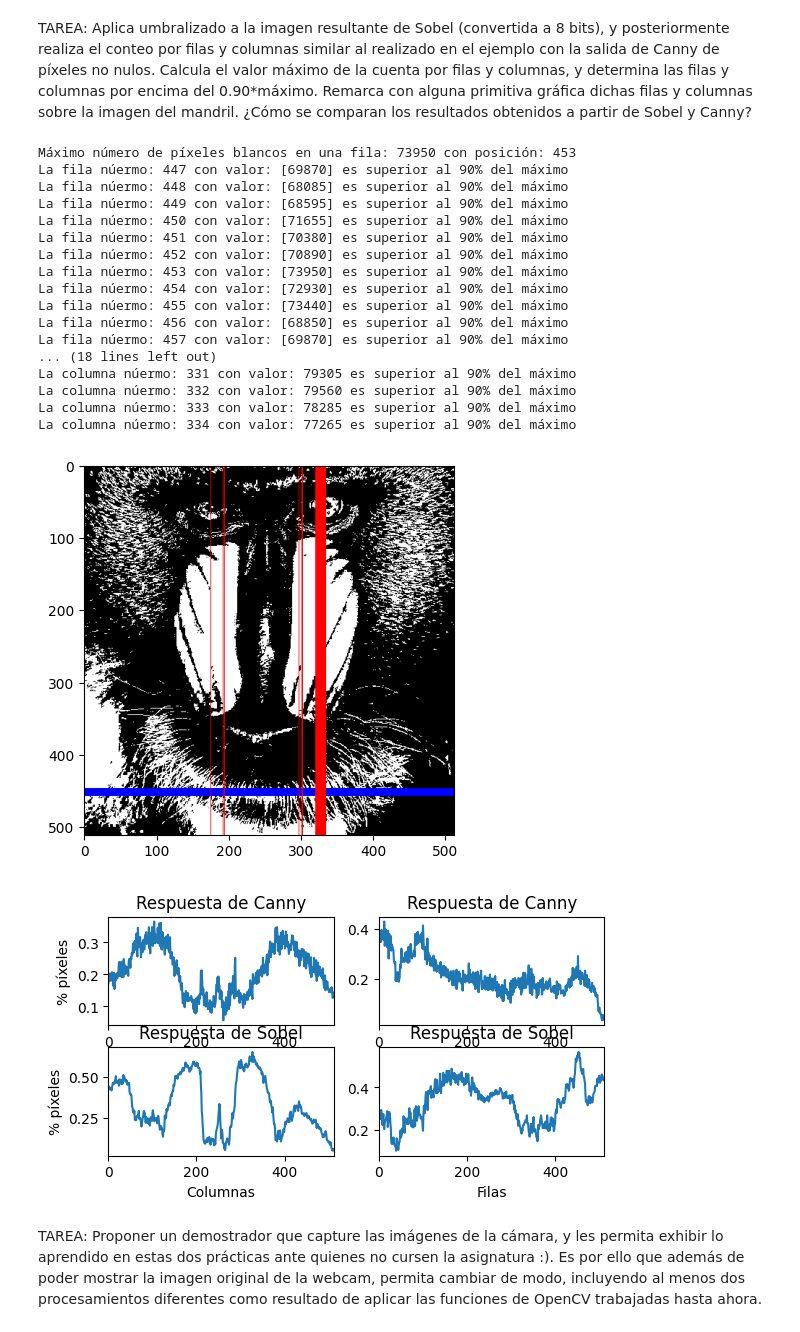
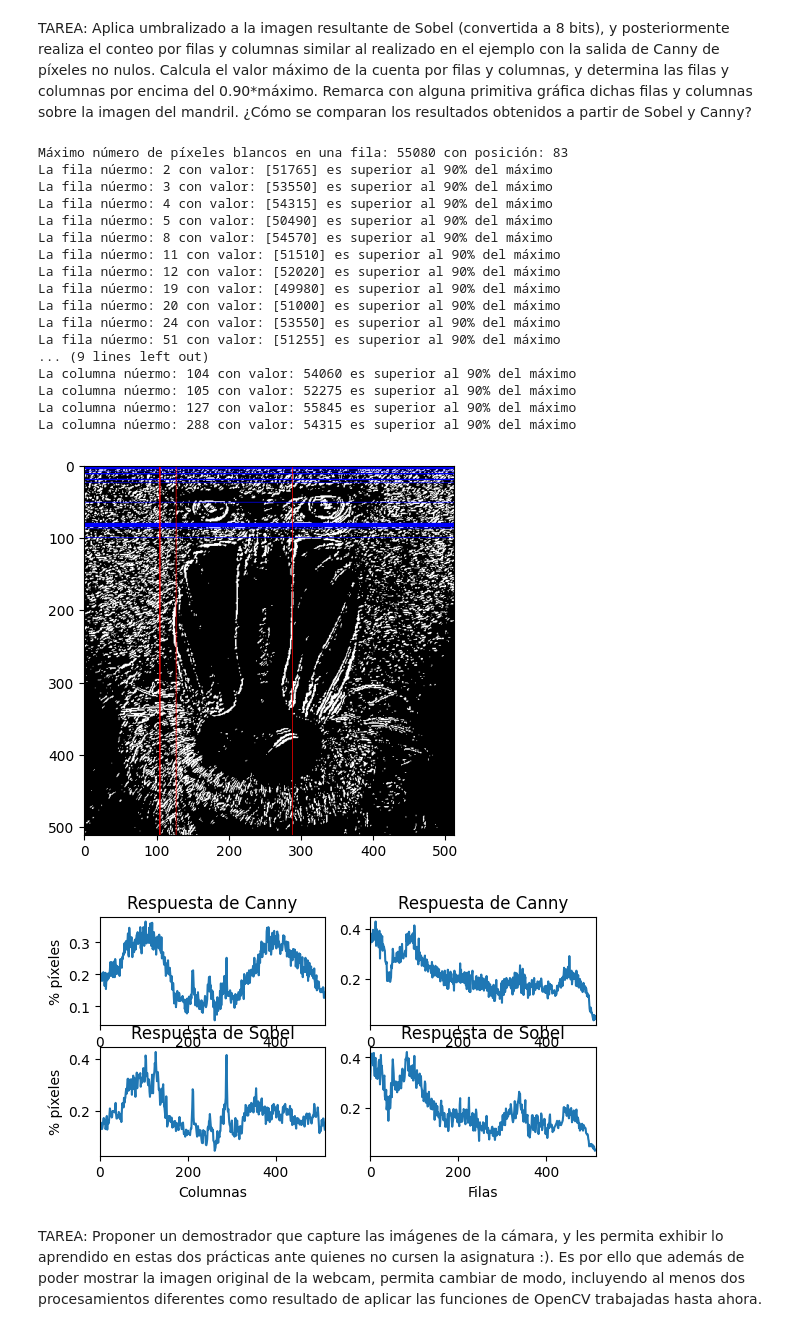
Before and after one commit to SaulExpo/VC-Practica2, a Jupyter notebook: VC_P2.ipynb, the cells around one changed output. Saved outputs shown, nothing was run; the diff lists cells and outputs as text; code cells hidden in the pictures.

```diff
--- a/VC_P2.ipynb
+++ b/VC_P2.ipynb
@@ -61,13 +65,19 @@ La fila núermo: 100 con valor: [54060] es superior al 90% del máximo
 # %% [markdown]
 TAREA: Aplica umbralizado a la imagen resultante de Sobel (convertida a 8 bits), y posteriormente realiza el conteo por filas y columnas similar al realizado en el ejemplo con la salida de Canny de píxeles no nulos. Calcula el valor máximo de la cuenta por filas y columnas, y determina las filas y columnas por encima del 0.90*máximo. Remarca con alguna primitiva gráfica dichas filas y columnas sobre la imagen del mandril. ¿Cómo se comparan los resultados obtenidos a partir de Sobel y Canny?
 # %%
+
+ggris = cv2.GaussianBlur(gris, (3, 3), 0)
+#Calcula en ambas direcciones (horizontal y vertical)
+sobelx = cv2.Sobel(ggris, cv2.CV_64F, 1, 0)  # x
+sobely = cv2.Sobel(ggris, cv2.CV_64F, 0, 1)  # y
+#Combina ambos resultados
+sobel_old = cv2.add(sobelx, sobely)
+sobel8 = cv2.convertScaleAbs(sobel_old)
+
 #Define valor umbral
-valorUmbral = 150 #Prueba otros valores
-col_counts = cv2.reduce(canny, 0, cv2.REDUCE_SUM, dtype=cv2.CV_32SC1)
-cols = col_counts[0] / (255 * canny.shape[0])
-
+valorUmbral = 100 #Prueba otros valores
 #Obtiene imagen umbralizada para dicho valor definido
-_, sobel = cv2.threshold(gris, valorUmbral, 255, cv2.THRESH_BINARY)
+_, sobel = cv2.threshold(sobel8, valorUmbral, 255, cv2.THRESH_BINARY)
 row_counts = cv2.reduce(sobel, 1, cv2.REDUCE_SUM, dtype=cv2.CV_32SC1)
 col_counts = cv2.reduce(sobel, 0, cv2.REDUCE_SUM, dtype=cv2.CV_32SC1)
 sobel_color = cv2.cvtColor(sobel, cv2.COLOR_GRAY2BGR)
@@ -103,52 +113,52 @@ plt.figure()
 plt.subplot(3, 2, 1)
 plt.title("Respuesta de Canny")
 plt.ylabel("% píxeles")
 plt.plot(cols)
 #Rango en x definido por las columnas
 plt.xlim([0, canny.shape[1]])
 
 plt.subplot(3, 2, 2)
 plt.title("Respuesta de Canny")
 plt.plot(rows)
 #Rango en x definido por las columnas
 plt.xlim([0, canny.shape[1]])
 
 plt.subplot(3, 2, 3)
 plt.title("Respuesta de Sobel")
 plt.ylabel("% píxeles")
 plt.xlabel("Columnas")
 plt.plot(cols_sobel)
 #Rango en x definido por las columnas
 plt.xlim([0, sobel.shape[1]])
 
 plt.subplot(3, 2, 4)
 plt.title("Respuesta de Sobel")
 plt.xlabel("Filas")
 plt.plot(rows_sobel)
 #Rango en x definido por las columnas
 plt.xlim([0, sobel.shape[1]])
 
 plt.show()
 # %% [output]
-Máximo número de píxeles blancos en una fila: 73950 con posición: 453
-La fila núermo: 447 con valor: [69870] es superior al 90% del máximo
-La fila núermo: 448 con valor: [68085] es superior al 90% del máximo
-La fila núermo: 449 con valor: [68595] es superior al 90% del máximo
-La fila núermo: 450 con valor: [71655] es superior al 90% del máximo
-La fila núermo: 451 con valor: [70380] es superior al 90% del máximo
-La fila núermo: 452 con valor: [70890] es superior al 90% del máximo
-La fila núermo: 453 con valor: [73950] es superior al 90% del máximo
-La fila núermo: 454 con valor: [72930] es superior al 90% del máximo
-La fila núermo: 455 con valor: [73440] es superior al 90% del máximo
-La fila núermo: 456 con valor: [68850] es superior al 90% del máximo
-La fila núermo: 457 con valor: [69870] es superior al 90% del máximo
-... (18 lines left out)
-La columna núermo: 331 con valor: 79305 es superior al 90% del máximo
-La columna núermo: 332 con valor: 79560 es superior al 90% del máximo
-La columna núermo: 333 con valor: 78285 es superior al 90% del máximo
-La columna núermo: 334 con valor: 77265 es superior al 90% del máximo
+Máximo número de píxeles blancos en una fila: 55080 con posición: 83
+La fila núermo: 2 con valor: [51765] es superior al 90% del máximo
+La fila núermo: 3 con valor: [53550] es superior al 90% del máximo
+La fila núermo: 4 con valor: [54315] es superior al 90% del máximo
+La fila núermo: 5 con valor: [50490] es superior al 90% del máximo
+La fila núermo: 8 con valor: [54570] es superior al 90% del máximo
+La fila núermo: 11 con valor: [51510] es superior al 90% del máximo
+La fila núermo: 12 con valor: [52020] es superior al 90% del máximo
+La fila núermo: 19 con valor: [49980] es superior al 90% del máximo
+La fila núermo: 20 con valor: [51000] es superior al 90% del máximo
+La fila núermo: 24 con valor: [53550] es superior al 90% del máximo
+La fila núermo: 51 con valor: [51255] es superior al 90% del máximo
+... (9 lines left out)
+La columna núermo: 104 con valor: 54060 es superior al 90% del máximo
+La columna núermo: 105 con valor: 52275 es superior al 90% del máximo
+La columna núermo: 127 con valor: 55845 es superior al 90% del máximo
+La columna núermo: 288 con valor: 54315 es superior al 90% del máximo
-[figure, old version]
+[figure, new version]
-[figure, old version]
+[figure, new version]
 # %% [markdown]
 
 TAREA: Proponer un demostrador que capture las imágenes de la cámara, y les permita exhibir lo aprendido en estas dos prácticas ante quienes no cursen la asignatura :). Es por ello que además de poder mostrar la imagen original de la webcam, permita cambiar de modo, incluyendo al menos dos procesamientos diferentes como resultado de aplicar las funciones de OpenCV trabajadas hasta ahora.
```
Also changed, not shown: parts of 1 cell of this notebook, 6 other files.
